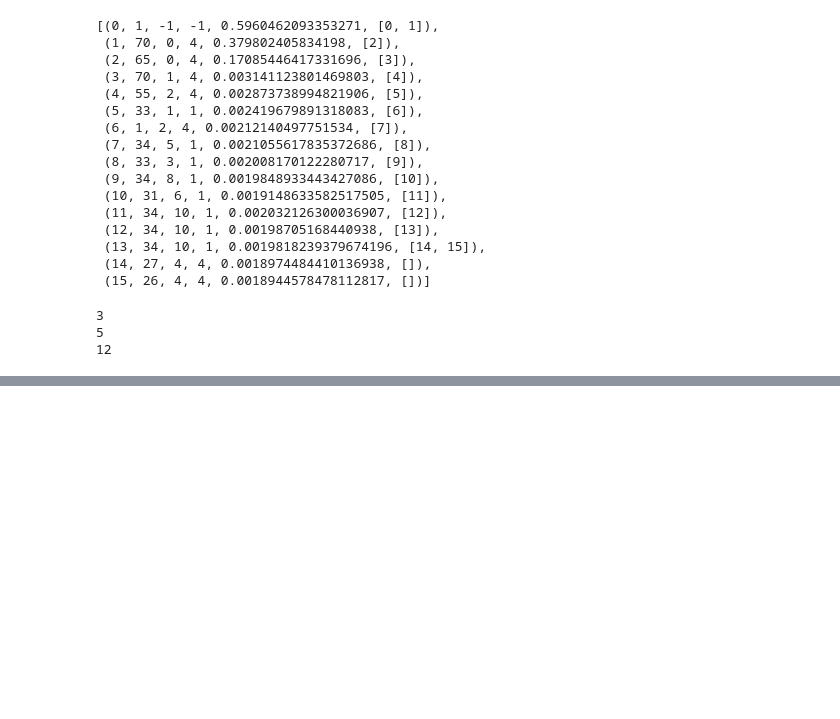
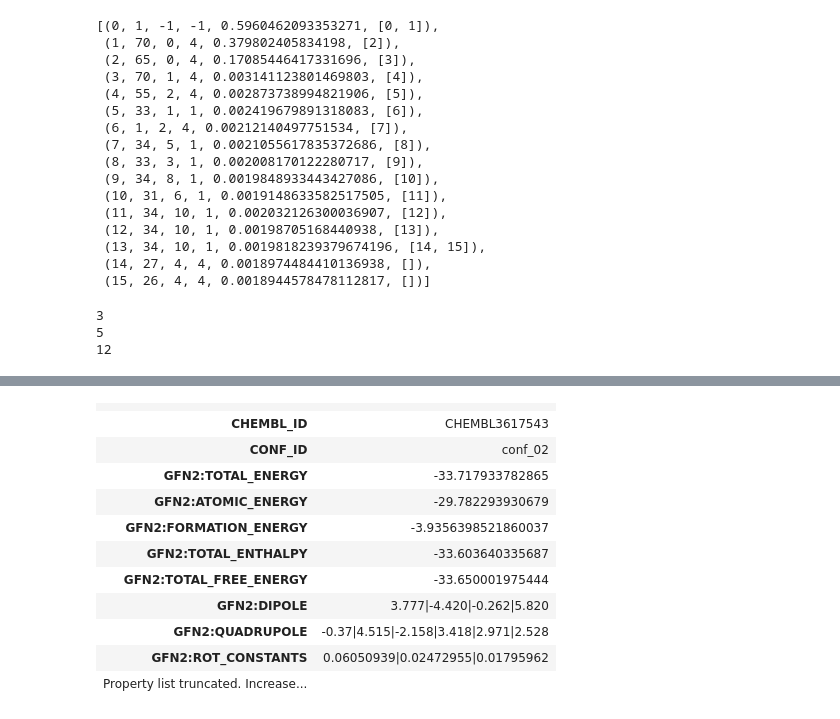
Before and after one commit to rinikerlab/DASH-tree, a Jupyter notebook: serenityff/charge/examples/07_DASH-tree.ipynb, the cells around one changed output, grey strips where cells are left out. Drawn from its saved outputs; the diff is of its cells as text; code cells hidden in the pictures; blank space fills up the shorter version.

```diff
--- a/serenityff/charge/examples/07_DASH-tree.ipynb
+++ b/serenityff/charge/examples/07_DASH-tree.ipynb
@@ -227,0 +233,15 @@ Line #      Hits         Time  Per Hit   % Time  Line Contents
+# %%
+test_mol
+# %% [output]
+|  |  |
+| CHEMBL_ID | CHEMBL3617543 |
+| CONF_ID | conf_02 |
+| GFN2:TOTAL_ENERGY | -33.717933782865 |
+| GFN2:ATOMIC_ENERGY | -29.782293930679 |
+| GFN2:FORMATION_ENERGY | -3.9356398521860037 |
+| GFN2:TOTAL_ENTHALPY | -33.603640335687 |
+| GFN2:TOTAL_FREE_ENERGY | -33.650001975444 |
+| GFN2:DIPOLE | 3.777|-4.420|-0.262|5.820 |
+| GFN2:QUADRUPOLE | -0.37|4.515|-2.158|3.418|2.971|2.528 |
+| GFN2:ROT_CONSTANTS | 0.06050939|0.02472955|0.01795962 |
+| Property list truncated. Increase... |  |
```
Also changed, not shown: parts of 10 cells of this notebook, 2 other files.
